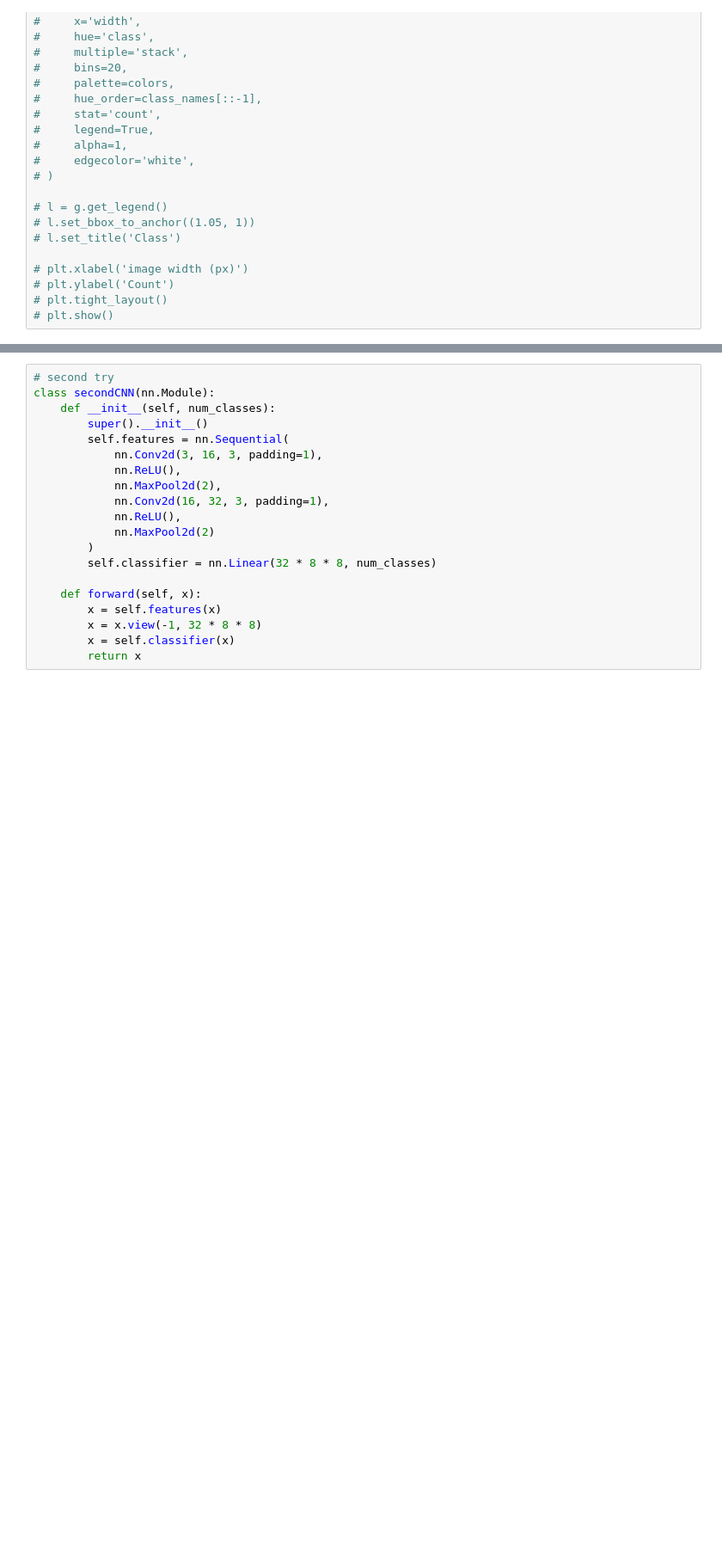
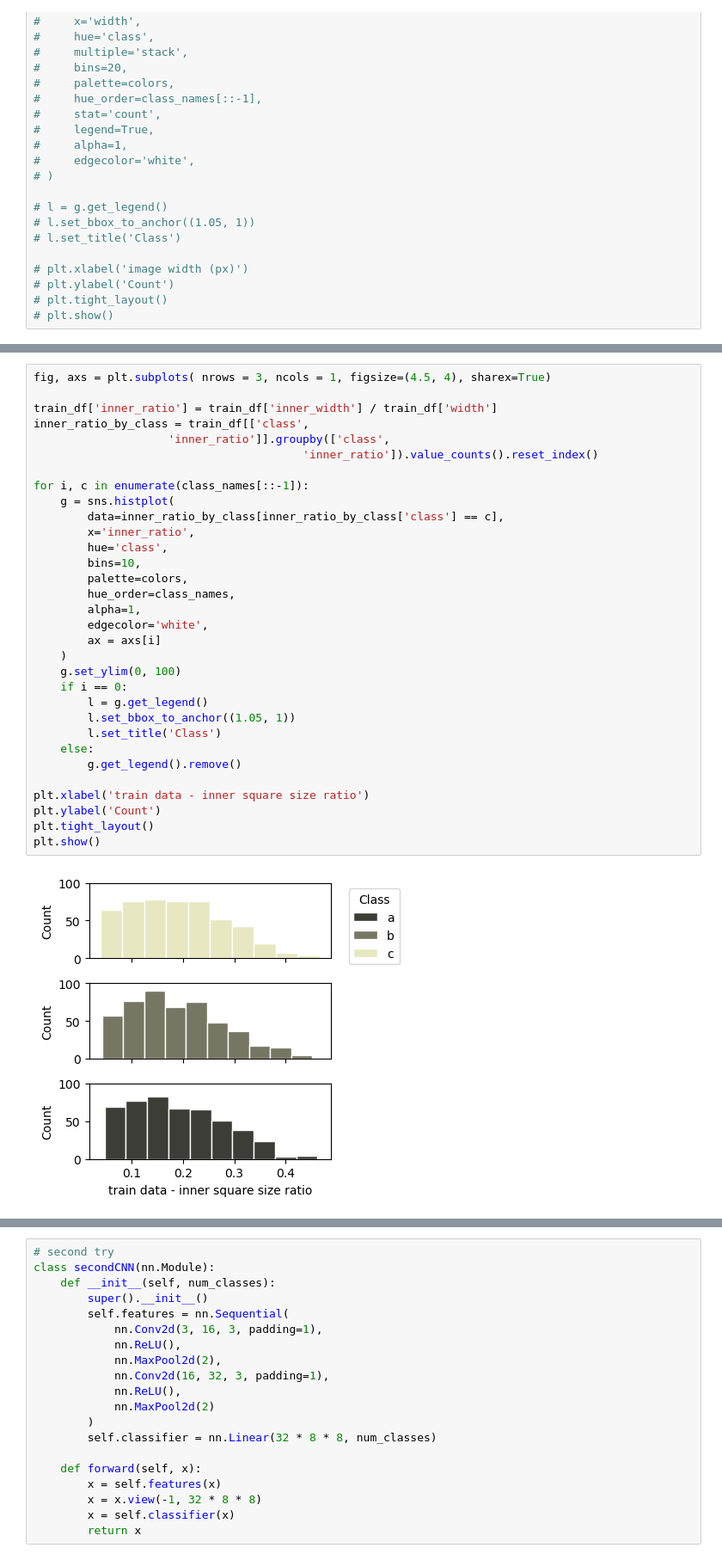
Before and after one commit to sjabarnia/squares, a Jupyter notebook: exploration.ipynb, the cells around one changed output, grey strips where cells are left out. Shown: that part at 86% size. Drawn from its saved outputs; the diff is of its cells as text; blank space fills up the shorter version.

```diff
--- a/exploration.ipynb
+++ b/exploration.ipynb
@@ -224,3 +310,37 @@ plt.show()
+# %%
+fig, axs = plt.subplots( nrows = 3, ncols = 1, figsize=(4.5, 4), sharex=True)
+
+train_df['inner_ratio'] = train_df['inner_width'] / train_df['width']
+inner_ratio_by_class = train_df[['class',
+                    'inner_ratio']].groupby(['class',
+                                        'inner_ratio']).value_counts().reset_index()
+
+for i, c in enumerate(class_names[::-1]):
+    g = sns.histplot(
+        data=inner_ratio_by_class[inner_ratio_by_class['class'] == c],
+        x='inner_ratio',
+        hue='class',
+        bins=10,
+        palette=colors,
+        hue_order=class_names,
+        alpha=1,
+        edgecolor='white',
+        ax = axs[i]
+    )
+    g.set_ylim(0, 100)
+    if i == 0:
+        l = g.get_legend()
+        l.set_bbox_to_anchor((1.05, 1))
+        l.set_title('Class')
+    else:
+        g.get_legend().remove()
+
+plt.xlabel('train data - inner square size ratio')
+plt.ylabel('Count')
+plt.tight_layout()
+plt.show()
+# %% [output]
+[figure, added]
 # %%
 fig = plt.figure(figsize=(8, 12))
 ax = fig.add_subplot(111, projection='3d', )
```
Also changed, not shown: parts of 30 cells of this notebook.
